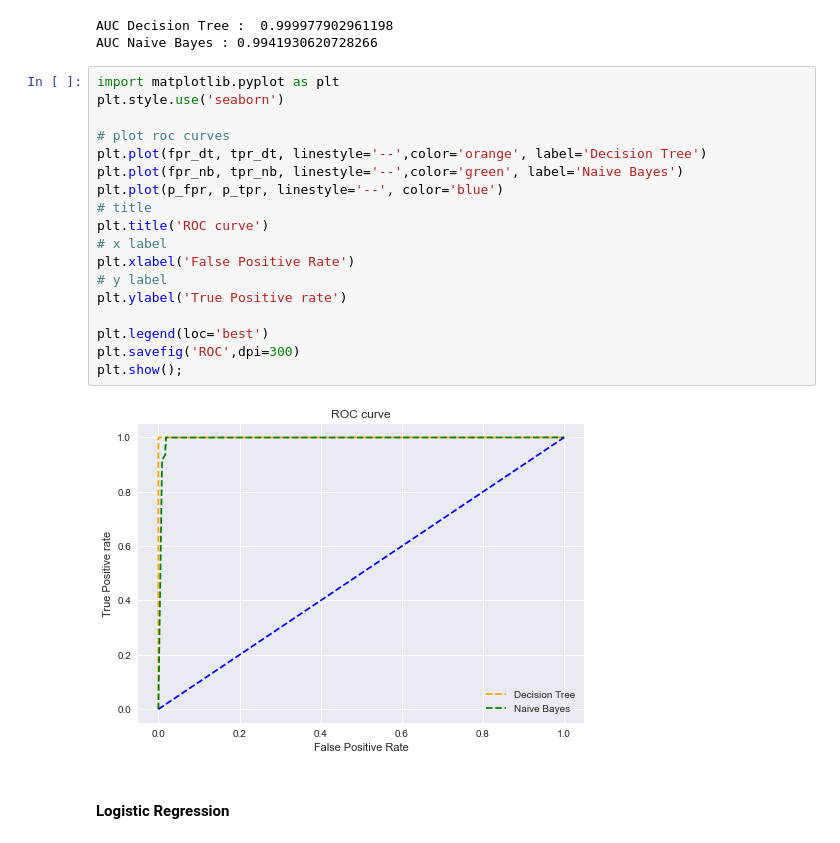
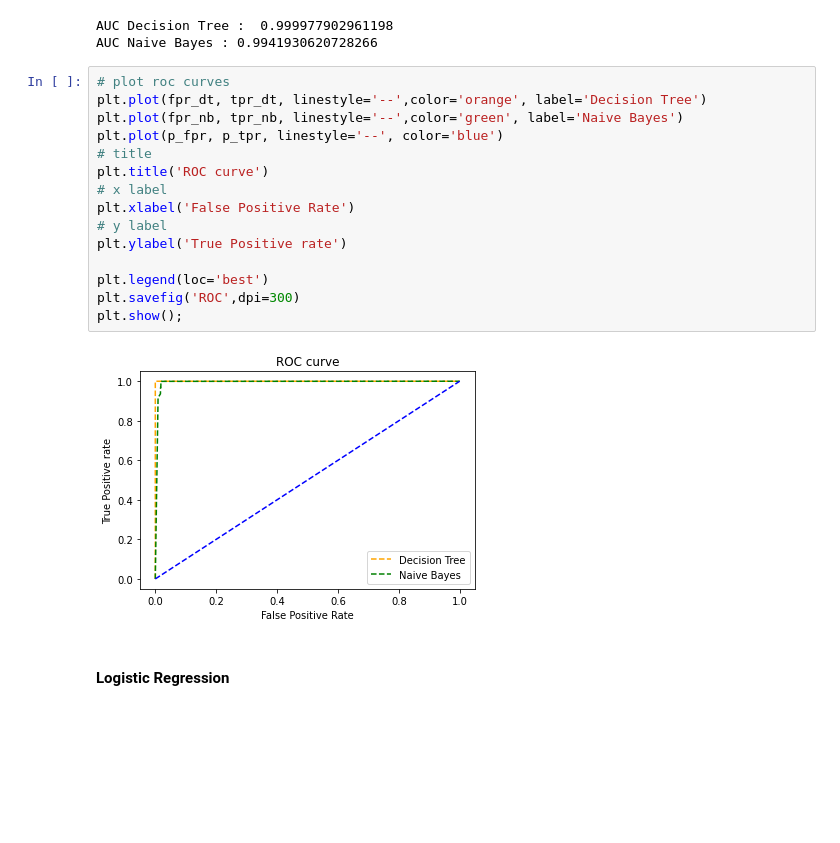
Before and after one commit to nfrejus/prim_ddos, a Jupyter notebook: unbalanced_30_70_model/model_with_embbed_wrapper_fs.ipynb, the cells around one changed output. Saved outputs shown, nothing was run; the diff lists cells and outputs as text; blank space fills up the shorter version.

```diff
--- a/unbalanced_30_70_model/model_with_embbed_wrapper_fs.ipynb
+++ b/unbalanced_30_70_model/model_with_embbed_wrapper_fs.ipynb
@@ -128,25 +128,22 @@ print("AUC Naive Bayes :",auc_score_nb)
 AUC Decision Tree :  0.999977902961198
 AUC Naive Bayes : 0.9941930620728266
 # %%
-import matplotlib.pyplot as plt
-plt.style.use('seaborn')
-
 # plot roc curves
 plt.plot(fpr_dt, tpr_dt, linestyle='--',color='orange', label='Decision Tree')
 plt.plot(fpr_nb, tpr_nb, linestyle='--',color='green', label='Naive Bayes')
 plt.plot(p_fpr, p_tpr, linestyle='--', color='blue')
 # title
 plt.title('ROC curve')
 # x label
 plt.xlabel('False Positive Rate')
 # y label
 plt.ylabel('True Positive rate')
 
 plt.legend(loc='best')
 plt.savefig('ROC',dpi=300)
 plt.show();
 # %% [output]
-[figure, old version]
+[figure, new version]
 # %% [markdown]
 #### Logistic Regression
 # %%
```
Also changed, not shown: parts of 14 cells of this notebook, 18 other files.
